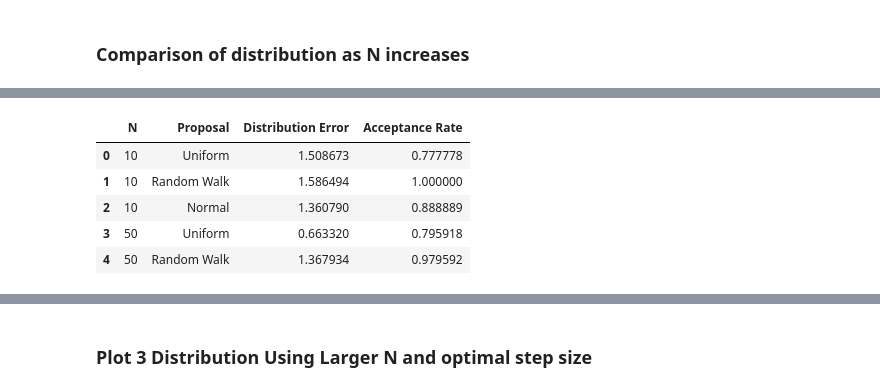
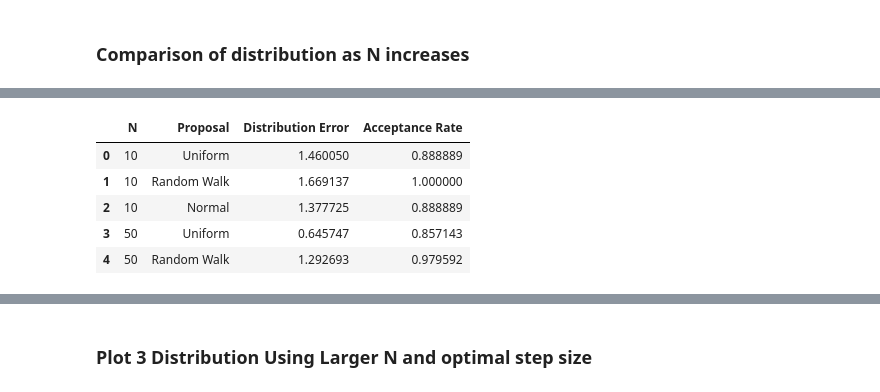
Before and after one commit to wakeupat4am/MATH4010--Advanced-Prob-Stat----Final-Project, a Jupyter notebook: Problem & Visualization/Problem 2/Problem_2.ipynb, the cells around one changed output, grey strips where cells are left out. Saved outputs shown, nothing was run; the diff lists cells and outputs as text; code cells hidden in the pictures.

```diff
--- a/Problem & Visualization/Problem 2/Problem_2.ipynb
+++ b/Problem & Visualization/Problem 2/Problem_2.ipynb
@@ -106,7 +106,7 @@ def universal_metropolis_sampler(dist, num_samples, initial_x, z,
 
         # Metropolis acceptance step
         acceptance_ratio = target_fn(x_proposal, z) / target_fn(x, z)
-        if np.random.rand() < min(1, acceptance_ratio):
+        if rng_metropolis.random() < min(1, acceptance_ratio):
             x = x_proposal
             accepted += 1
 
@@ -1022,13 +865,13 @@ Best Normal Sigma: 0.75
 # %%
 # ============================================================
 # Further Exploration:
-# Plot the distribution of samples for the best random walk step size
+# Plot the distribution of samples for the best step size
 # ============================================================
 
 # Best random walk step size from previous analysis
-UNIFORM_STEP = 0.75
-RW_STEP = 0.075
-SIGMA = 0.75
+UNIFORM_STEP = best_rows["Uniform"]["Step Parameter"]
+RW_STEP = best_rows["Random Walk"]["Step Parameter"]
+SIGMA = best_rows["Normal"]["Step Parameter"]
 
 
 convergence_rows = []
@@ -1062,38 +905,38 @@ for N_current in N_values:
             sigma=SIGMA
         )
 
     convergence_rows.append({
         "N": N_current,
         "Proposal": "Uniform",
         "Distribution Error": distribution_l1_error(samples_uniform),
         "Acceptance Rate": acc_uniform
     })
 
     convergence_rows.append({
         "N": N_current,
         "Proposal": "Random Walk",
         "Distribution Error": distribution_l1_error(samples_rw),
         "Acceptance Rate": acc_rw
     })
 
     convergence_rows.append({
         "N": N_current,
         "Proposal": "Normal",
         "Distribution Error": distribution_l1_error(samples_normal),
         "Acceptance Rate": acc_normal
     })
 
 
 convergence_df = pd.DataFrame(convergence_rows)
 
 convergence_df.head()
 # %% [output]
 |  | N | Proposal | Distribution Error | Acceptance Rate |
-| 0 | 10 | Uniform | 1.508673 | 0.777778 |
-| 1 | 10 | Random Walk | 1.586494 | 1.000000 |
-| 2 | 10 | Normal | 1.360790 | 0.888889 |
-| 3 | 50 | Uniform | 0.663320 | 0.795918 |
-| 4 | 50 | Random Walk | 1.367934 | 0.979592 |
+| 0 | 10 | Uniform | 1.460050 | 0.888889 |
+| 1 | 10 | Random Walk | 1.669137 | 1.000000 |
+| 2 | 10 | Normal | 1.377725 | 0.888889 |
+| 3 | 50 | Uniform | 0.645747 | 0.857143 |
+| 4 | 50 | Random Walk | 1.292693 | 0.979592 |
 # %%
 # ============================================================
 # Plot convergence comparison
```
Also changed, not shown: parts of 18 cells of this notebook, 10 other files.
